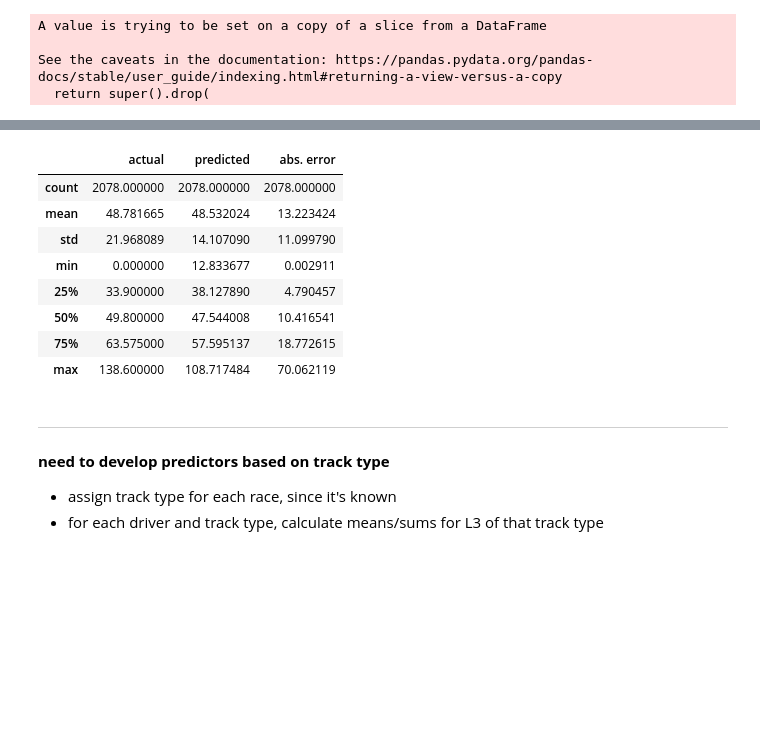
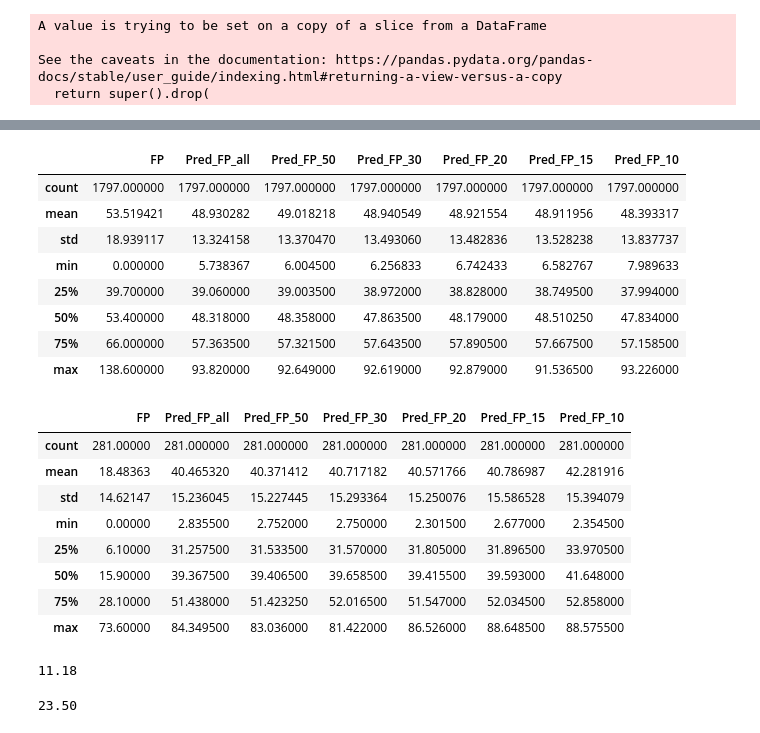
Before and after one commit to gszwabowski/NASCAR_analysis, a Jupyter notebook: P3_NASCAR_pred_FP-RFModel.ipynb, the cells around one changed output, grey strips where cells are left out. Saved outputs shown, nothing was run; the diff lists cells and outputs as text; code cells hidden in the pictures; blank space fills up the shorter version.

```diff
--- a/P3_NASCAR_pred_FP-RFModel.ipynb
+++ b/P3_NASCAR_pred_FP-RFModel.ipynb
@@ -45,7 +65,25 @@ dcols = [
      'T5',
      'T10',
      'T20',
-     'track_type'
+     'track_type',
+     'Start',
+     'Mid Race',
+     'Finish',
+     'High Pos.',
+     'Low Pos.',
+     'Avg. Pos.',
+     'Pass Diff.',
+     'Green Flag Passes',
+     'Green Flag Times Passed',
+     'Quality Passes',
+     'Pct. Quality Passes',
+     'Fastest Lap',
+     'Top 15 Laps',
+     'Pct. Top 15 Laps',
+     'Laps Led',
+     'Pct. Laps Led',
+     'Total Laps',
+     'DRIVER RATING',
 ]
 
 X = ml_df.drop(dcols, axis = 1)
@@ -336,18 +334,35 @@ pdf.head(n=20)
-# %%
-pdf.describe()
-# %% [output]
-|  | actual | predicted | abs. error |
-| count | 2078.000000 | 2078.000000 | 2078.000000 |
-| mean | 48.781665 | 48.532024 | 13.223424 |
-| std | 21.968089 | 14.107090 | 11.099790 |
-| min | 0.000000 | 12.833677 | 0.002911 |
-| 25% | 33.900000 | 38.127890 | 4.790457 |
-| 50% | 49.800000 | 47.544008 | 10.416541 |
-| 75% | 63.575000 | 57.595137 | 18.772615 |
-| max | 138.600000 | 108.717484 | 70.062119 |
-# %% [markdown]
----
-**need to develop predictors based on track type**
-
-* assign track type for each race, since it's known
-* for each driver and track type, calculate means/sums for L3 of that track type
+# %%
+running_pdf = pdf.loc[pdf['Status'] == 'running']
+dnf_pdf = pdf.loc[pdf['Status'] != 'running']
+# %%
+running_pdf.describe()
+# %% [output]
+|  | FP | Pred_FP_all | Pred_FP_50 | Pred_FP_30 | Pred_FP_20 | Pred_FP_15 | Pred_FP_10 |
+| count | 1797.000000 | 1797.000000 | 1797.000000 | 1797.000000 | 1797.000000 | 1797.000000 | 1797.000000 |
+| mean | 53.519421 | 48.930282 | 49.018218 | 48.940549 | 48.921554 | 48.911956 | 48.393317 |
+| std | 18.939117 | 13.324158 | 13.370470 | 13.493060 | 13.482836 | 13.528238 | 13.837737 |
+| min | 0.000000 | 5.738367 | 6.004500 | 6.256833 | 6.742433 | 6.582767 | 7.989633 |
+| 25% | 39.700000 | 39.060000 | 39.003500 | 38.972000 | 38.828000 | 38.749500 | 37.994000 |
+| 50% | 53.400000 | 48.318000 | 48.358000 | 47.863500 | 48.179000 | 48.510250 | 47.834000 |
+| 75% | 66.000000 | 57.363500 | 57.321500 | 57.643500 | 57.890500 | 57.667500 | 57.158500 |
+| max | 138.600000 | 93.820000 | 92.649000 | 92.619000 | 92.879000 | 91.536500 | 93.226000 |
+# %%
+dnf_pdf.describe()
+# %% [output]
+|  | FP | Pred_FP_all | Pred_FP_50 | Pred_FP_30 | Pred_FP_20 | Pred_FP_15 | Pred_FP_10 |
+| count | 281.00000 | 281.000000 | 281.000000 | 281.000000 | 281.000000 | 281.000000 | 281.000000 |
+| mean | 18.48363 | 40.465320 | 40.371412 | 40.717182 | 40.571766 | 40.786987 | 42.281916 |
+| std | 14.62147 | 15.236045 | 15.227445 | 15.293364 | 15.250076 | 15.586528 | 15.394079 |
+| min | 0.00000 | 2.835500 | 2.752000 | 2.750000 | 2.301500 | 2.677000 | 2.354500 |
+| 25% | 6.10000 | 31.257500 | 31.533500 | 31.570000 | 31.805000 | 31.896500 | 33.970500 |
+| 50% | 15.90000 | 39.367500 | 39.406500 | 39.658500 | 39.415500 | 39.593000 | 41.648000 |
+| 75% | 28.10000 | 51.438000 | 51.423250 | 52.016500 | 51.547000 | 52.034500 | 52.858000 |
+| max | 73.60000 | 84.349500 | 83.036000 | 81.422000 | 86.526000 | 88.648500 | 88.575500 |
+# %%
+print("{:.2f}".format(mean_absolute_error(running_pdf['Pred_FP_50'], running_pdf['FP'])))
+# %% [output]
+11.18
+# %%
+print("{:.2f}".format(mean_absolute_error(dnf_pdf['Pred_FP_50'], dnf_pdf['FP'])))
+# %% [output]
+23.50
```
Also changed, not shown: parts of 10 cells of this notebook, 23 other files.
